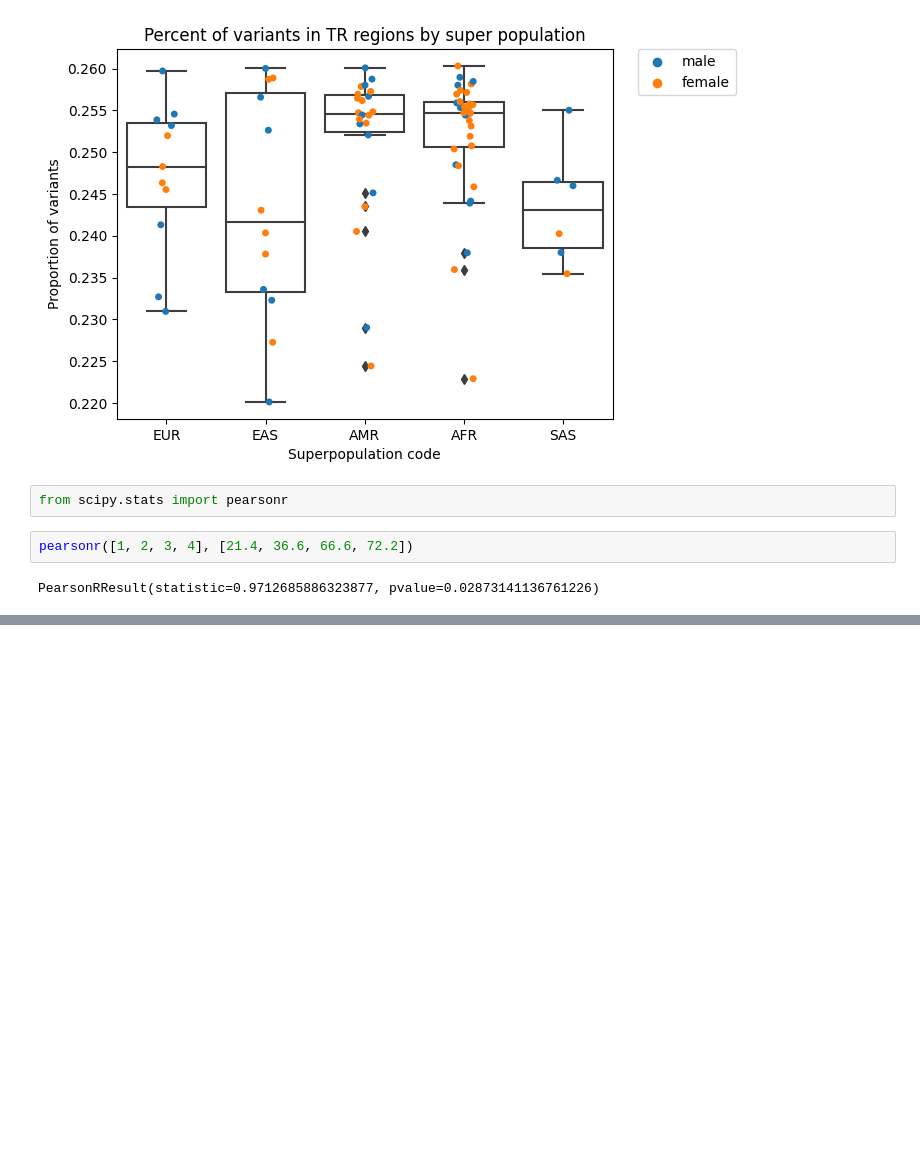
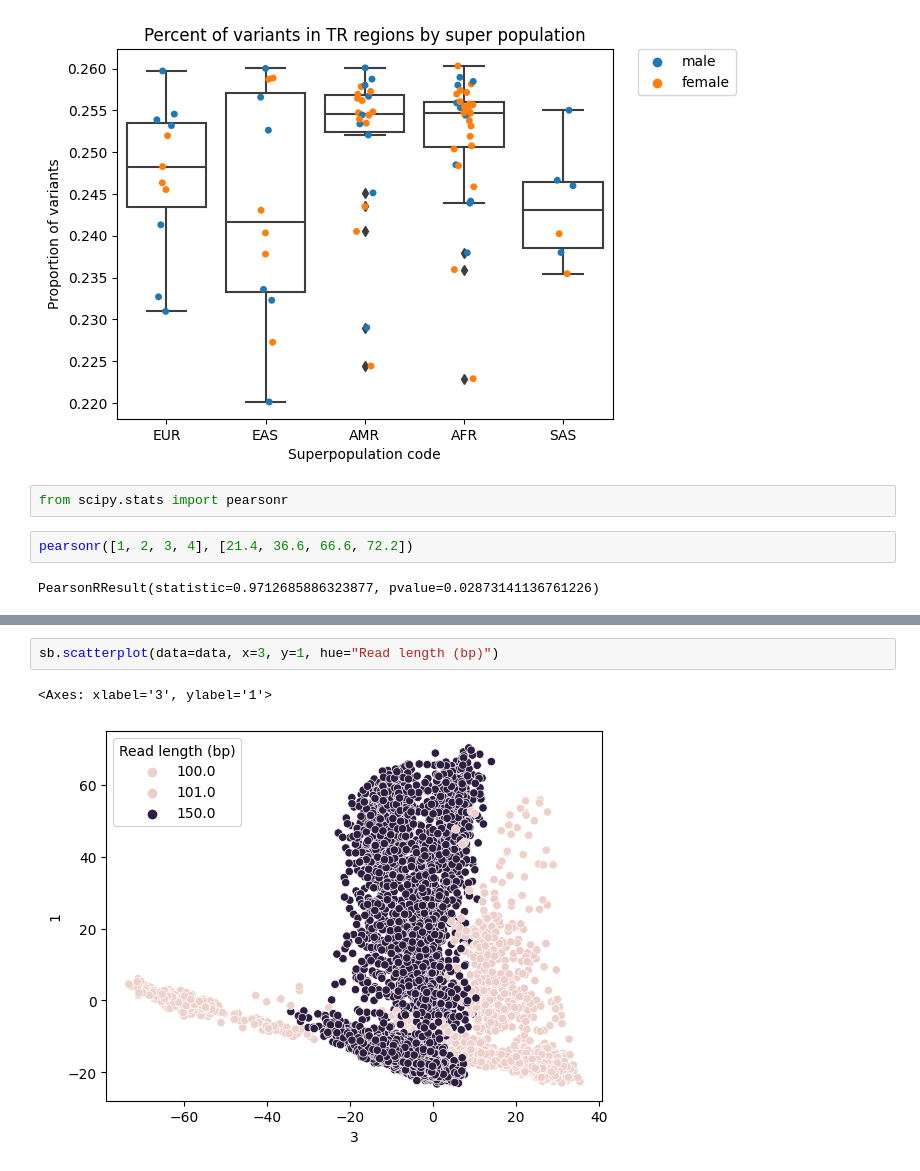
Before and after one commit to ACEnglish/adotto, a Jupyter notebook: manuscript/variant_numbers/Analysis.ipynb, the cells around one changed output, grey strips where cells are left out. Saved outputs shown, nothing was run; the diff lists cells and outputs as text; blank space fills up the shorter version.

```diff
--- a/manuscript/variant_numbers/Analysis.ipynb
+++ b/manuscript/variant_numbers/Analysis.ipynb
@@ -487,0 +575,5 @@ PearsonRResult(statistic=0.9712685886323877, pvalue=0.02873141136761226)
+# %%
+sb.scatterplot(data=data, x=3, y=1, hue="Read length (bp)")
+# %% [output]
+<Axes: xlabel='3', ylabel='1'>
+[figure, added]
```
Also changed, not shown: parts of 17 cells of this notebook, 8 other files.
